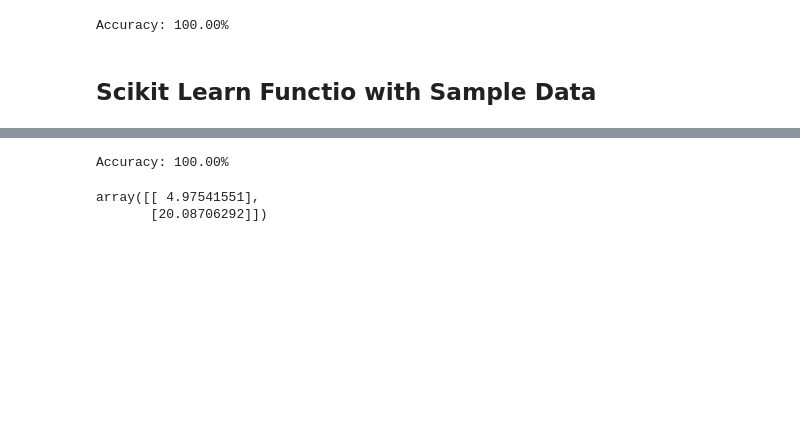
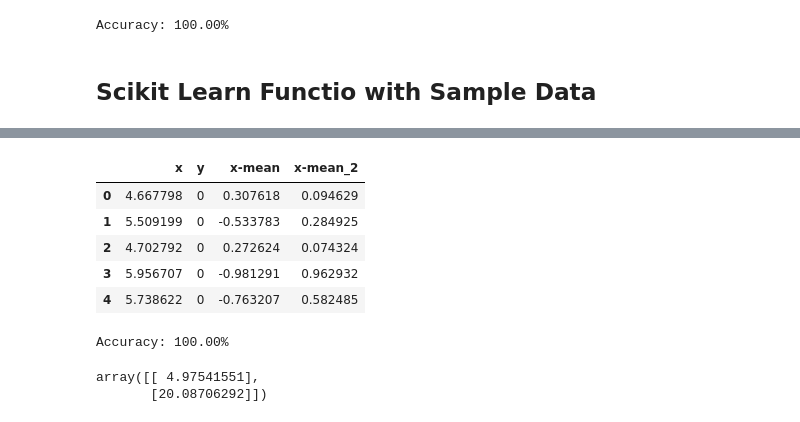
Before and after one commit to muscak/Master-Machine-Learning-Algorithms, a Jupyter notebook: Linear-Algorithms/LDA/LDA.ipynb, the cells around one changed output, grey strips where cells are left out. Saved outputs shown, nothing was run; the diff lists cells and outputs as text; code cells hidden in the pictures; blank space fills up the shorter version.

```diff
--- a/Linear-Algorithms/LDA/LDA.ipynb
+++ b/Linear-Algorithms/LDA/LDA.ipynb
@@ -189 +172,10 @@ from sklearn.discriminant_analysis import LinearDiscriminantAnalysis
+# %%
+df.head()
+# %% [output]
+|  | x | y | x-mean | x-mean_2 |
+| 0 | 4.667798 | 0 | 0.307618 | 0.094629 |
+| 1 | 5.509199 | 0 | -0.533783 | 0.284925 |
+| 2 | 4.702792 | 0 | 0.272624 | 0.074324 |
+| 3 | 5.956707 | 0 | -0.981291 | 0.962932 |
+| 4 | 5.738622 | 0 | -0.763207 | 0.582485 |
 # %%
```
Also changed, not shown: parts of 22 cells of this notebook.
